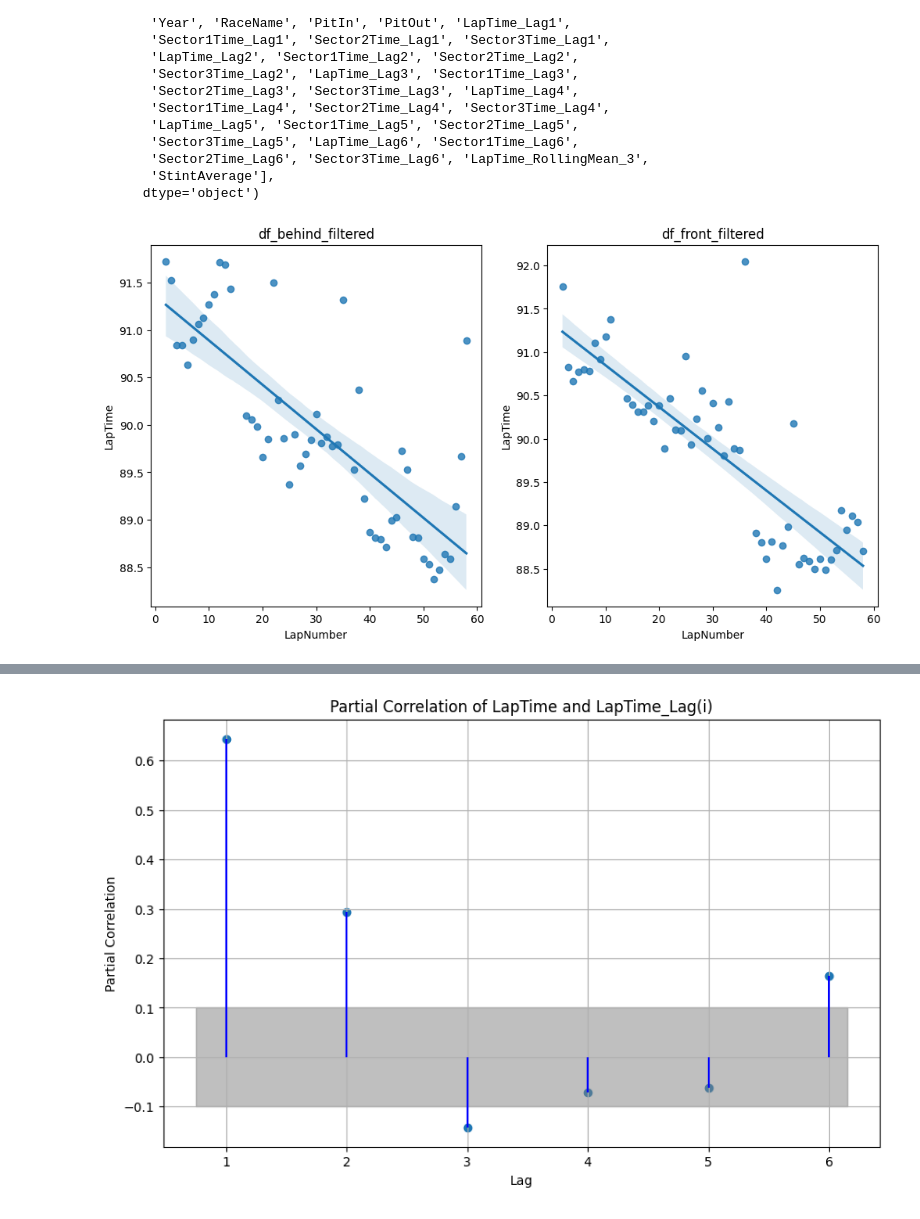
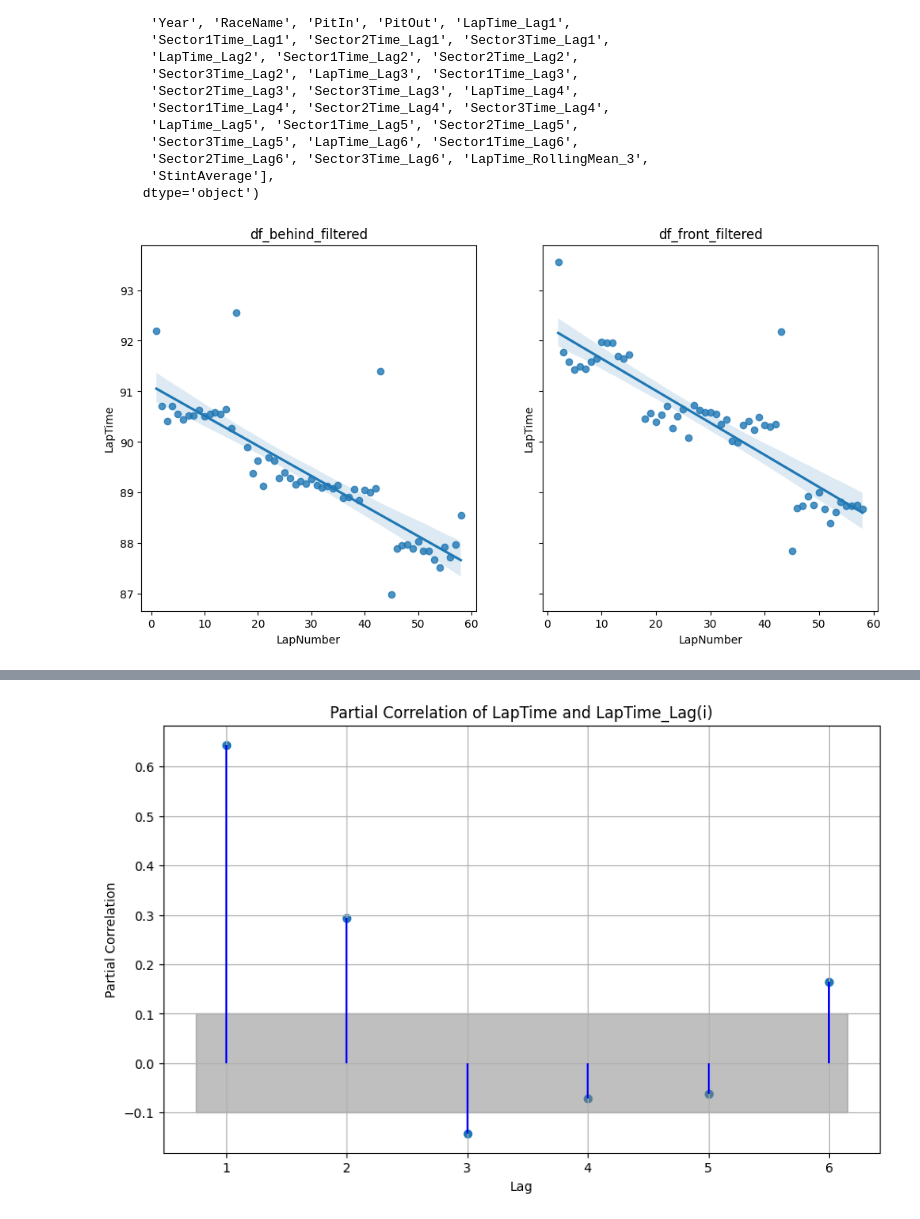
Before and after one commit to zudcow/f1, a Jupyter notebook: battle_forecast_prediction.ipynb, the cells around one changed output, grey strips where cells are left out. Drawn from its saved outputs; the diff is of its cells as text; code cells hidden in the pictures.

```diff
--- a/battle_forecast_prediction.ipynb
+++ b/battle_forecast_prediction.ipynb
@@ -212,2 +179,21 @@ def add_stint_mean(df):
+# %%
+def add_stint_mean(df):
+    df = df.reset_index(drop=True)
+
+    df['StintMean'] = df.groupby([
+        'Year', 'RaceName',
+        'Driver', 'Stint'])['LapTime'].transform(lambda x: x.shift(1).expanding().mean())
+
+    return df
+# %%
+def add_stint_median(df):
+    df = df.reset_index(drop=True)
+
+    df['StintMedian'] = df.groupby(['Year', 'RaceName',
+                                    'Driver', 'Stint'])['LapTime'].transform(lambda x: x.shift(1).expanding().median())
+
+    return df
+# %%
+df_race = add_stint_median(df_race)
 # %%
 df_race = add_stint_mean(df_race)
@@ -228,7 +216,7 @@ def driver_split(df, driver_behind, driver_front):
 
     return df_behind, df_front
 # %%
-df_behind, df_front = driver_split(df_race, 'HAM', 'ALO')
+df_behind, df_front = driver_split(df_race, 'VER', 'ALB')
 # %%
 df_behind.columns
 # %% [output]
@@ -271,19 +238,19 @@ df_front_filtered = df_front_filtered.drop(min_lap_front_index)
 # %%
 import matplotlib.pyplot as plt
 import seaborn as sns
 
 # Create a figure and two subplots
-fig, (ax1, ax2) = plt.subplots(1, 2, figsize=(12, 6))
+fig, (ax1, ax2) = plt.subplots(1, 2, sharey=True, figsize=(12, 6))
 
 # Plot df_behind_filtered['LapTime'] and df_behind_filtered['LapTimeLag_1'] on the first subplot
 sns.regplot(x='LapNumber', y='LapTime', data=df_behind, ax=ax1)
 ax1.set_title('df_behind_filtered')
 
 # Plot df_front_filtered['LapTime'] and df_front_filtered['LapTimeLag_1'] on the second subplot
 sns.regplot(x='LapNumber', y='LapTime', data=df_front, ax=ax2)
 ax2.set_title('df_front_filtered')
 
 # Display the plots
 plt.show()
 # %% [output]
-[figure, old version]
+[figure, new version]
```
Also changed, not shown: parts of 48 cells of this notebook.
